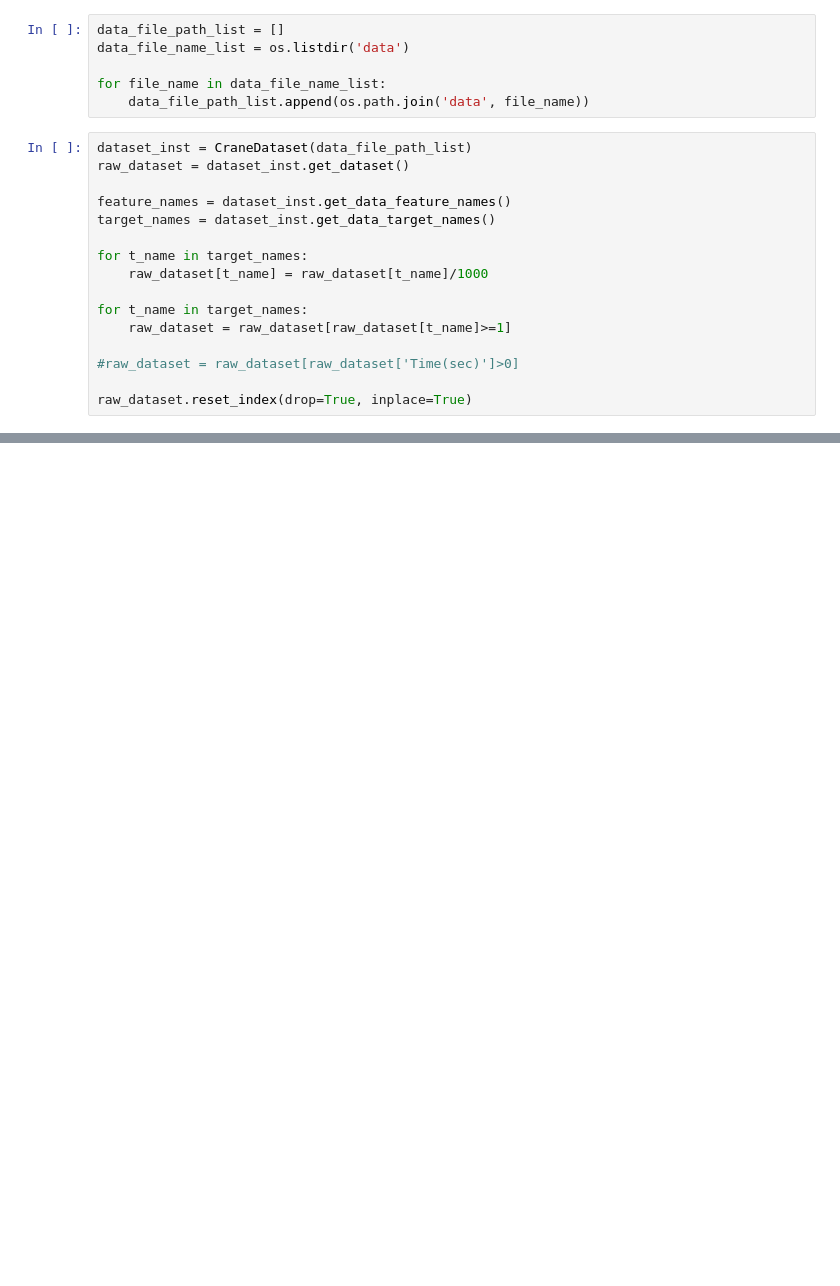
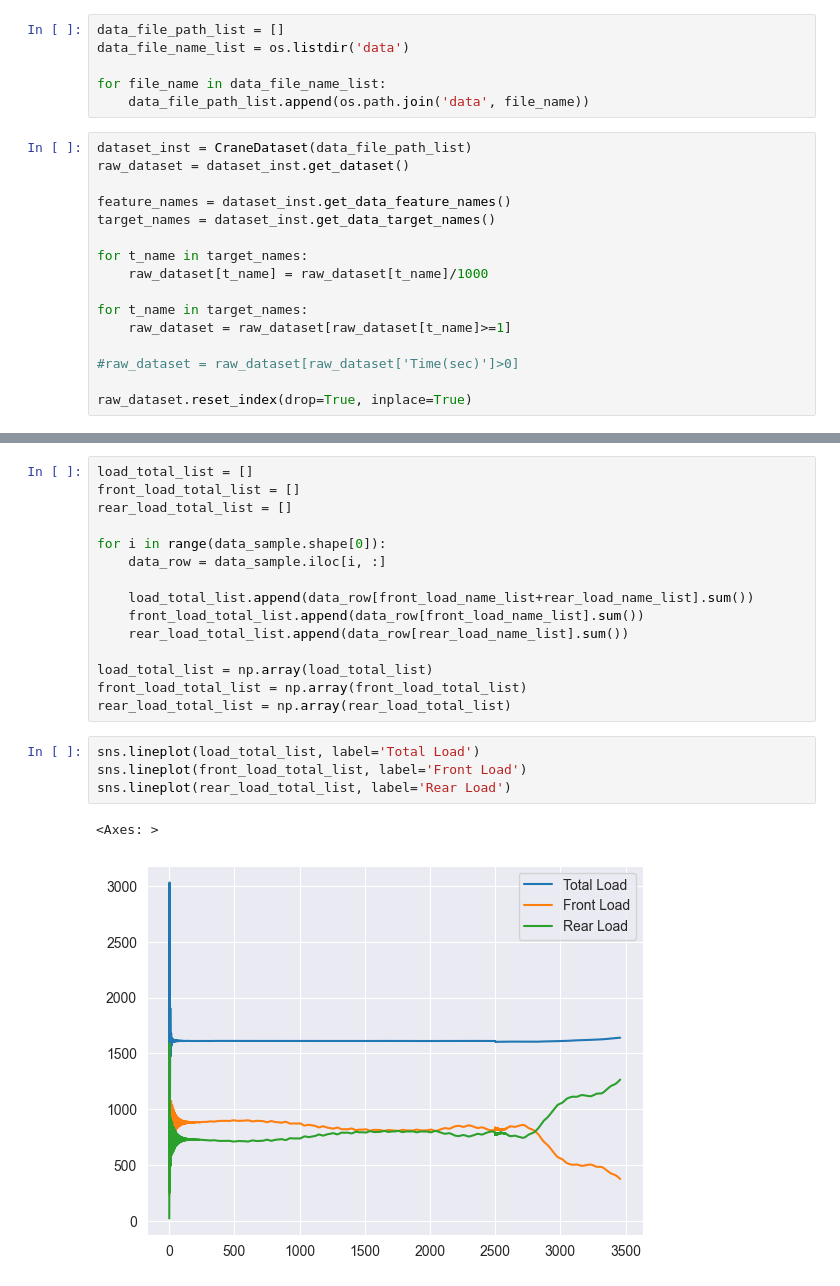
Before and after one commit to jinbeomjeong/estimate_crawler_crane_ground_pressure, a Jupyter notebook: detect_roll_over.ipynb, the cells around one changed output, grey strips where cells are left out. Cells and saved outputs as stored; diff of their text form; blank space fills up the shorter version.

```diff
--- a/detect_roll_over.ipynb
+++ b/detect_roll_over.ipynb
@@ -29,0 +70,22 @@ raw_dataset.reset_index(drop=True, inplace=True)
+# %%
+load_total_list = []
+front_load_total_list = []
+rear_load_total_list = []
+
+for i in range(data_sample.shape[0]):
+    data_row = data_sample.iloc[i, :]
+
+    load_total_list.append(data_row[front_load_name_list+rear_load_name_list].sum())
+    front_load_total_list.append(data_row[front_load_name_list].sum())
+    rear_load_total_list.append(data_row[rear_load_name_list].sum())
+
+load_total_list = np.array(load_total_list)
+front_load_total_list = np.array(front_load_total_list)
+rear_load_total_list = np.array(rear_load_total_list)
+# %%
+sns.lineplot(load_total_list, label='Total Load')
+sns.lineplot(front_load_total_list, label='Front Load')
+sns.lineplot(rear_load_total_list, label='Rear Load')
+# %% [output]
+<Axes: >
+[figure, added]
```
Also changed, not shown: parts of 18 cells of this notebook.
